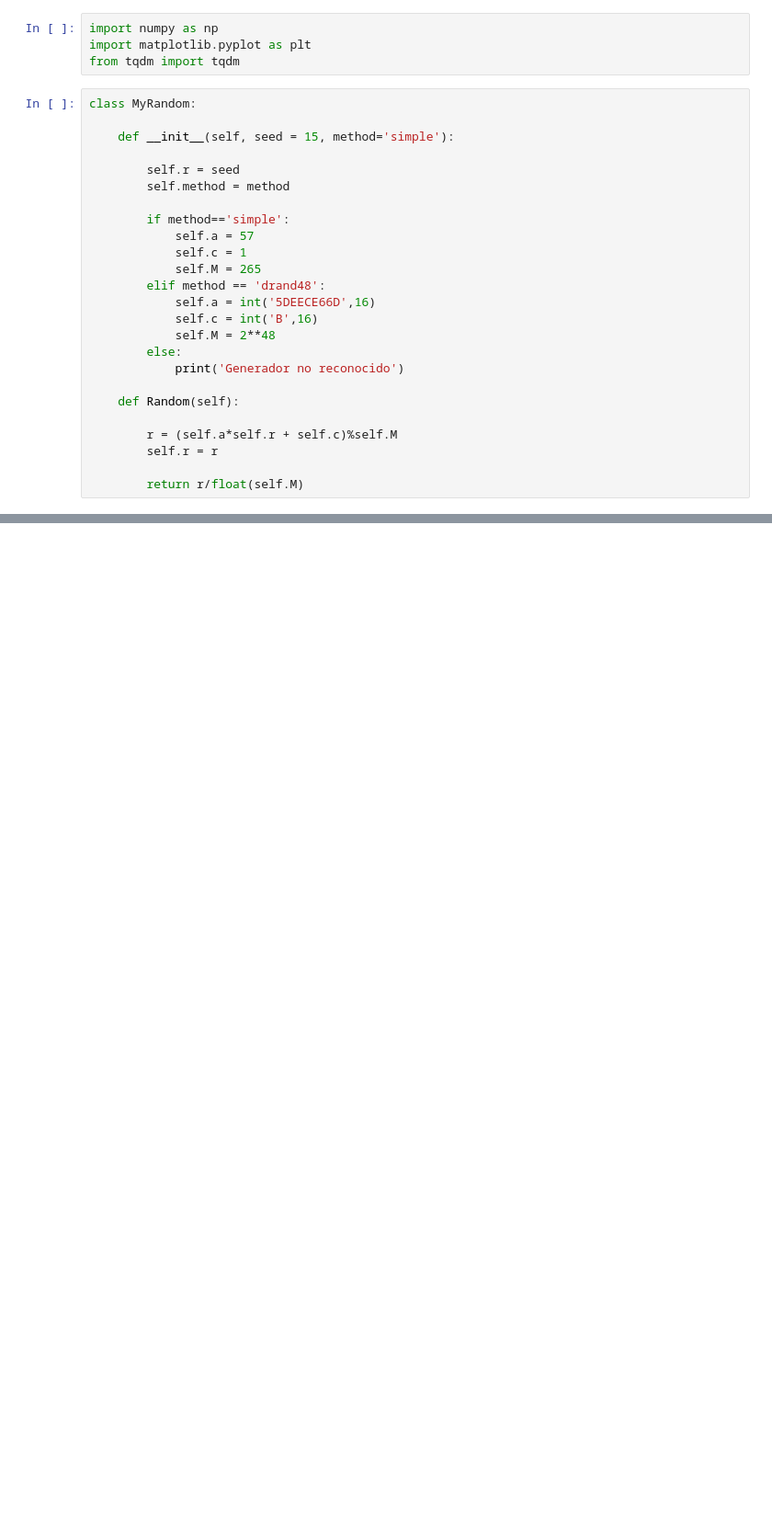
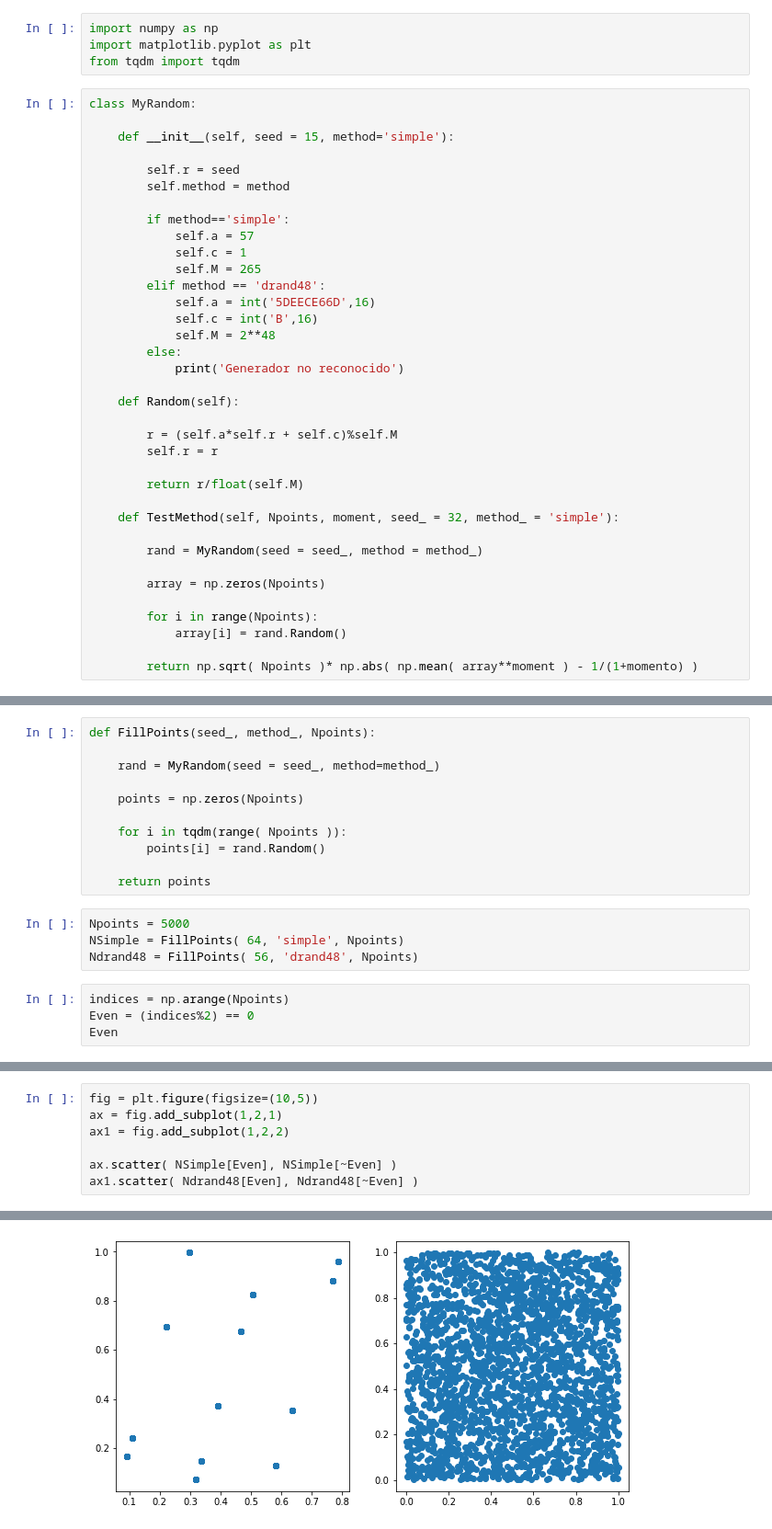
Before and after one commit to mariaalaimo/MetodosComputacionales20222, a Jupyter notebook: Week6/Generadores.ipynb, the cells around one changed output, grey strips where cells are left out. Shown at 92% size. Cells and saved outputs as stored; diff of their text form; blank space fills up the shorter version.

```diff
--- a/Week6/Generadores.ipynb
+++ b/Week6/Generadores.ipynb
@@ -27,4 +27,15 @@ class MyRandom:
         self.r = r
 
         return r/float(self.M)
+
+    def TestMethod(self, Npoints, moment, seed_ = 32, method_ = 'simple'):
+
+        rand = MyRandom(seed = seed_, method = method_)
+
+        array = np.zeros(Npoints)
+
+        for i in range(Npoints):
+            array[i] = rand.Random()
+
+        return np.sqrt( Npoints )* np.abs( np.mean( array**moment ) - 1/(1+momento) )
 # %%
@@ -35,0 +47,19 @@ rand.Random()
+# %%
+def FillPoints(seed_, method_, Npoints):
+
+    rand = MyRandom(seed = seed_, method=method_)
+
+    points = np.zeros(Npoints)
+
+    for i in tqdm(range( Npoints )):
+        points[i] = rand.Random()
+
+    return points
+# %%
+Npoints = 5000
+NSimple = FillPoints( 64, 'simple', Npoints)
+Ndrand48 = FillPoints( 56, 'drand48', Npoints)
+# %%
+indices = np.arange(Npoints)
+Even = (indices%2) == 0
+Even
@@ -35,0 +68,8 @@ rand.Random()
+# %%
+fig = plt.figure(figsize=(10,5))
+ax = fig.add_subplot(1,2,1)
+ax1 = fig.add_subplot(1,2,2)
+
+ax.scatter( NSimple[Even], NSimple[~Even] )
+ax1.scatter( Ndrand48[Even], Ndrand48[~Even] )
+# %% [output]
@@ -35,0 +77 @@ rand.Random()
+[figure, added]
```
Also changed, not shown: parts of 4 cells of this notebook.
